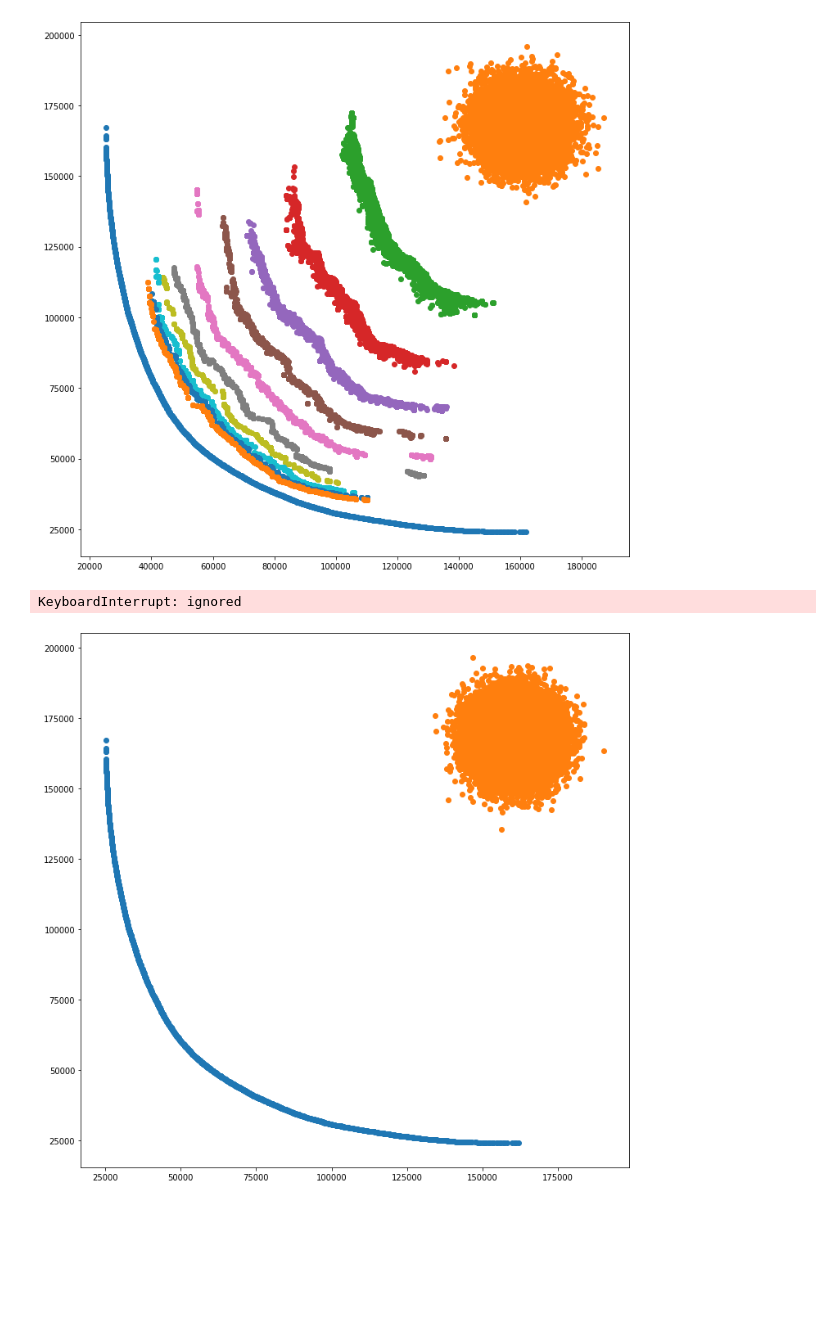
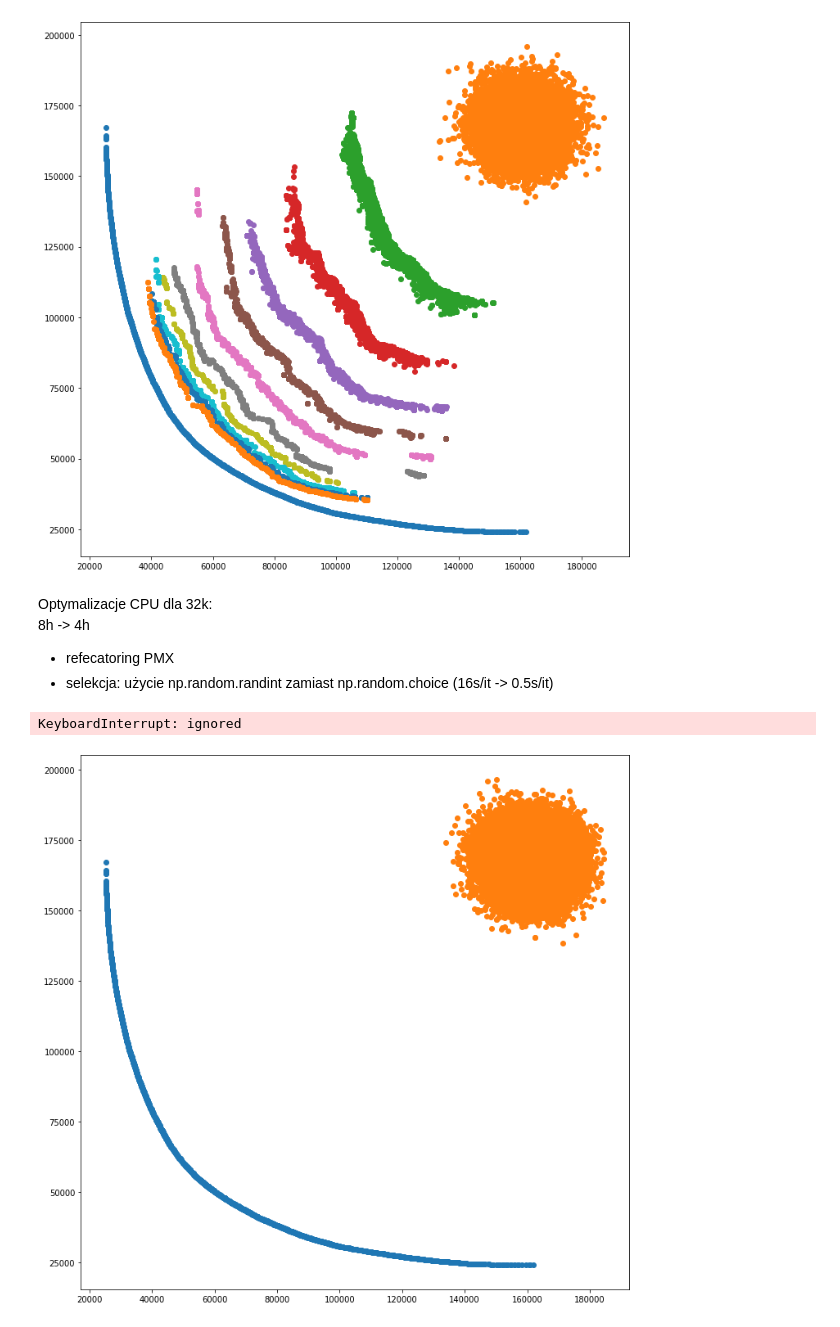
Before and after one commit to AdrianUrbanski/MOTSP, a Jupyter notebook: MOTSP.ipynb, the cells around one changed output. Drawn from its saved outputs; the diff is of its cells as text; code cells hidden in the pictures; blank space fills up the shorter version.

Commit message:
Optimize randomization by using np.random.randint instead of np.random.choice

```diff
--- a/MOTSP.ipynb
+++ b/MOTSP.ipynb
@@ -1424,8 +1423,7 @@ def non_dominated_sort(pop_vals):
     check_domination[griddim, blockdim](pop_vals, d_dom, d_dom_count)
     find_first_frontier[max(pop_size//1024, 1), 1024](d_dom_count, current_frontier, d_rank)
 
-    while(is_not_e10 loops, best of 3: 68.4 ms per loop
-1 loop, best of 3: 10.2 s per loopmpty(current_frontier)):
+    while(is_not_empty(current_frontier)):
         next_frontier = np.zeros(pop_size)
         current_rank += 1
         remove_current_frontier[griddim, blockdim](d_dom, d_dom_count, current_rank,
@@ -1643,7 +1644,7 @@ d_distance = cuda.to_device(distance_matrix)
 chrom_len = 100
 pop_size = 512
 obj_num = 2
-n_iters = 10
+n_iters = 3
 
 griddim = (1, 1, pop_size)
 blockdim = (128, 2, 1)
@@ -1747,34 +1853,0 @@ plt.scatter(current_vals[:, 0], current_vals[:, 1])
-# %%
-chrom_len = 100
-pop_size = 512
-obj_num = 2
-n_iters = 300
-
-griddim = (1, 1, pop_size)
-blockdim = (128, 2, 1)
-
-init_pop = generate_population(pop_size, chrom_len)
-
-init_vals = np.zeros((pop_size, obj_num), dtype='int32')
-evaluate_population[griddim, blockdim](init_pop, d_distance, init_vals)
-
-nsga_ii = NSGA_II_GPU(chrom_len, pop_size, obj_num, init_pop, init_vals)
-
-plt.figure(figsize=(12,12))
-plt.scatter(solutionsAB[:, 0], solutionsAB[:, 1])
-
-for t in tqdm(range(n_iters)):
-
-    if(np.mod(t, 50) == 0):
-        current_vals = nsga_ii.get_values()
-        plt.scatter(current_vals[:, 0], current_vals[:, 1])
-
-    children = nsga_ii.generate_children(PMX, reverse_sequence_mutation)
-
-    children_vals = np.zeros((children.shape[0], obj_num), dtype='int32')
-    evaluate_population[griddim, blockdim](children, d_distance, children_vals)
-
-    nsga_ii.replace_population(children, children_vals)
-
-current_vals = nsga_ii.get_values()
-plt.scatter(current_vals[:, 0], current_vals[:, 1])
@@ -1861,6 +1934,11 @@ plt.scatter(current_vals[:, 0], current_vals[:, 1])
 # %% [output]
 <matplotlib.collections.PathCollection at 0x...>
 [figure]
+# %% [markdown]
+Optymalizacje CPU dla 32k:
+8h -> 4h
+* refecatoring PMX
+* selekcja: użycie np.random.randint zamiast np.random.choice (16s/it -> 0.5s/it)
 # %%
 chrom_len = 100
 pop_size = 32768
@@ -1869,32 +1947,32 @@ n_iters = 500
 
 griddim = (1, 1, pop_size//2)
 blockdim = (128, 2, 2)
 
 init_pop = generate_population(pop_size, chrom_len)
 
 init_vals = np.zeros((pop_size, obj_num), dtype='int32')
 evaluate_population[griddim, blockdim](init_pop, d_distance, init_vals)
 
 nsga_ii = NSGA_II_GPU(chrom_len, pop_size, obj_num, init_pop, init_vals)
 
 plt.figure(figsize=(12,12))
 plt.scatter(solutionsAB[:, 0], solutionsAB[:, 1])
 
 for t in tqdm(range(n_iters)):
 
     if(np.mod(t, 50) == 0):
         current_vals = nsga_ii.get_values()
         plt.scatter(current_vals[:, 0], current_vals[:, 1])
 
-    children = nsga_ii.generate_children(PMX_m, reverse_sequence_mutation)
+    children = nsga_ii.generate_children(PMX, reverse_sequence_mutation)
 
     children_vals = np.zeros((children.shape[0], obj_num), dtype='int32')
     evaluate_population[griddim, blockdim](children, d_distance, children_vals)
 
     nsga_ii.replace_population(children, children_vals)
 
 current_vals = nsga_ii.get_values()
 plt.scatter(current_vals[:, 0], current_vals[:, 1])
 # %% [output]
 KeyboardInterrupt: ignored
-[figure, old version]
+[figure, new version]
```
Also changed, not shown: parts of 11 cells of this notebook.
